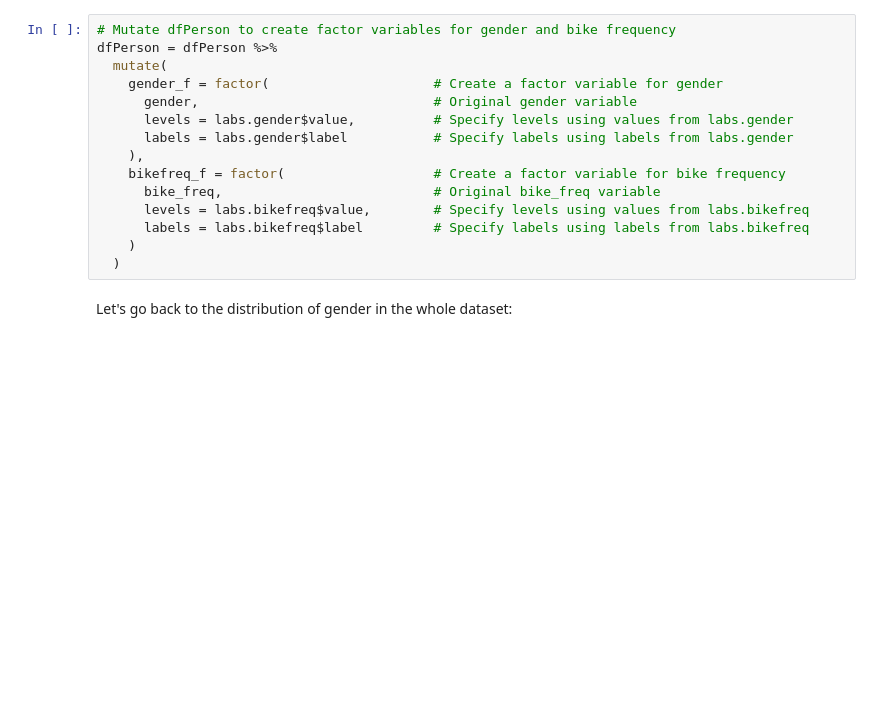
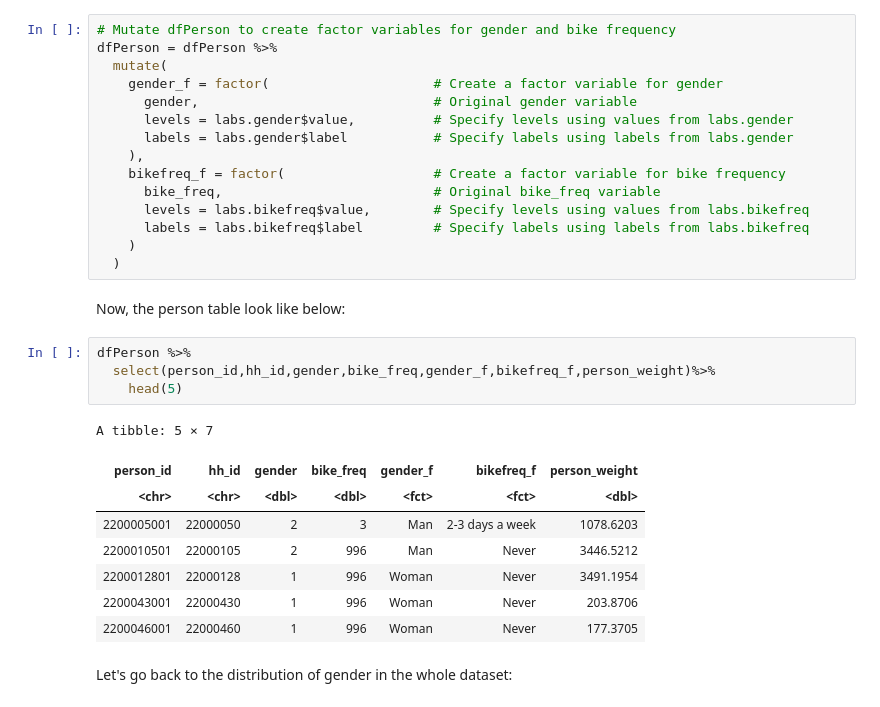
Before and after one commit to m-azadd/Analytics-Exchange, a Jupyter notebook: Biking_R_Training.ipynb, the cells around one changed output. Cells and saved outputs as stored; diff of their text form; blank space fills up the shorter version.

```diff
--- a/Biking_R_Training.ipynb
+++ b/Biking_R_Training.ipynb
@@ -195,6 +273,21 @@ dfPerson = dfPerson %>%
       labels = labs.bikefreq$label         # Specify labels using labels from labs.bikefreq
     )
   )
+# %% [markdown]
+Now, the person table look like below:
+# %%
+dfPerson %>%
+  select(person_id,hh_id,gender,bike_freq,gender_f,bikefreq_f,person_weight)%>%
+    head(5)
+# %% [output]
+A tibble: 5 × 7
+| person_id | hh_id | gender | bike_freq | gender_f | bikefreq_f | person_weight |
+| <chr> | <chr> | <dbl> | <dbl> | <fct> | <fct> | <dbl> |
+| 2200005001 | 22000050 | 2 | 3 | Man | 2-3 days a week | 1078.6203 |
+| 2200010501 | 22000105 | 2 | 996 | Man | Never | 3446.5212 |
+| 2200012801 | 22000128 | 1 | 996 | Woman | Never | 3491.1954 |
+| 2200043001 | 22000430 | 1 | 996 | Woman | Never | 203.8706 |
+| 2200046001 | 22000460 | 1 | 996 | Woman | Never | 177.3705 |
 # %% [markdown]
 Let's go back to the distribution of gender in the whole dataset:
 # %%
```
Also changed, not shown: parts of 21 cells of this notebook.
